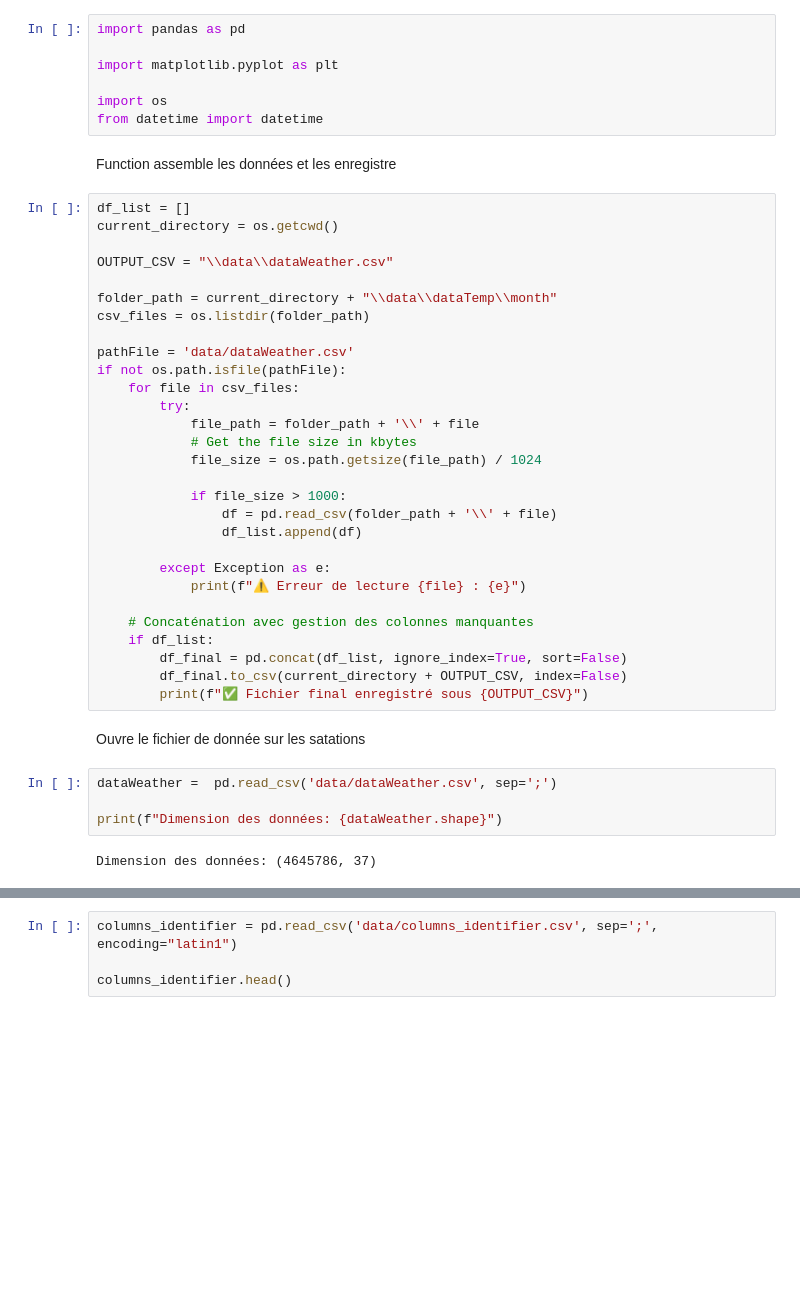
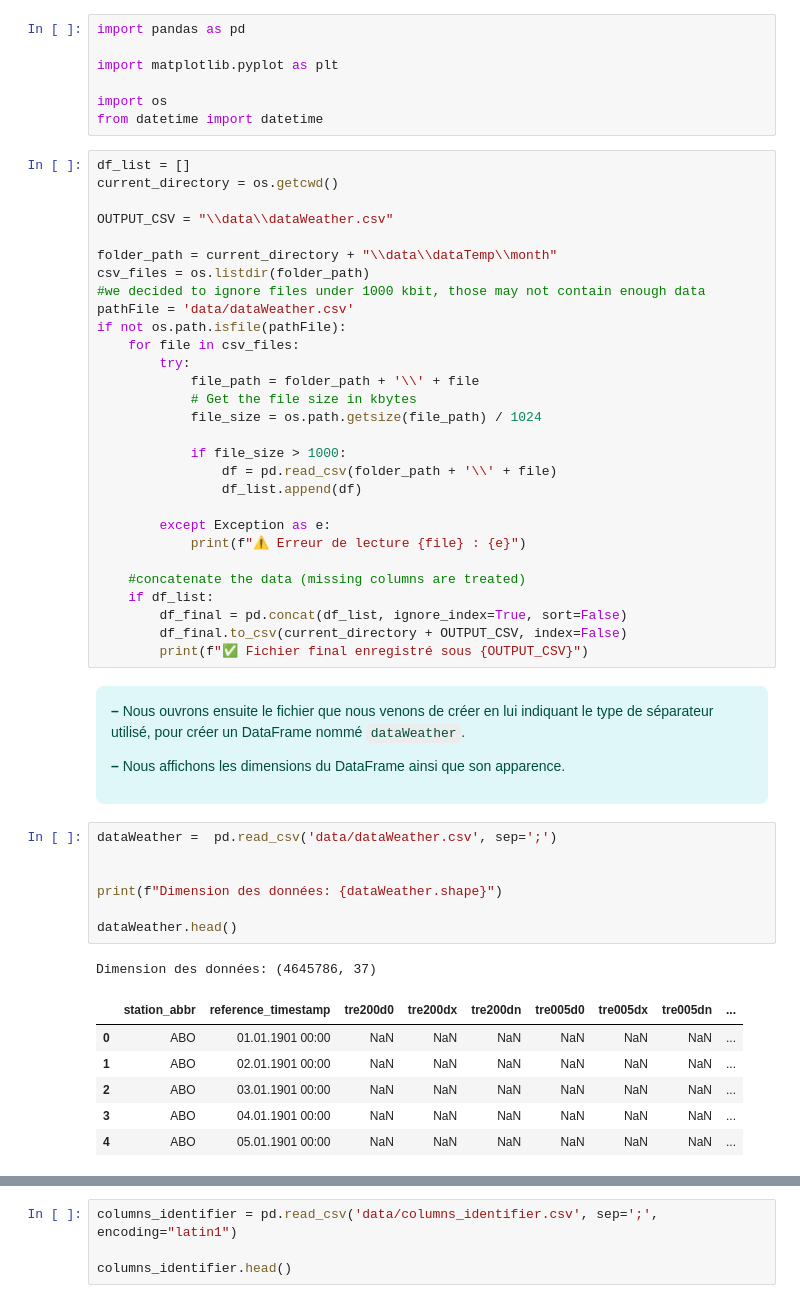
Before and after one commit to Inertie78/StatisticalWeather, a Jupyter notebook: statisticalWeather.ipynb, the cells around one changed output, grey strips where cells are left out. Saved outputs shown, nothing was run; the diff lists cells and outputs as text; blank space fills up the shorter version.

```diff
--- a/statisticalWeather.ipynb
+++ b/statisticalWeather.ipynb
@@ -8,8 +163,6 @@ import matplotlib.pyplot as plt
 
 import os
 from datetime import datetime
-# %% [markdown]
-Function assemble les données et les enregistre
 # %%
 df_list = []
 current_directory = os.getcwd()
@@ -18,7 +171,7 @@ OUTPUT_CSV = "\\data\\dataWeather.csv"
 
 folder_path = current_directory + "\\data\\dataTemp\\month"
 csv_files = os.listdir(folder_path)
-
+#we decided to ignore files under 1000 kbit, those may not contain enough data
 pathFile = 'data/dataWeather.csv'
 if not os.path.isfile(pathFile):
     for file in csv_files:
@@ -34,17 +187,29 @@ if not os.path.isfile(pathFile):
         except Exception as e:
             print(f"⚠️ Erreur de lecture {file} : {e}")
 
-    # Concaténation avec gestion des colonnes manquantes
+    #concatenate the data (missing columns are treated)
     if df_list:
         df_final = pd.concat(df_list, ignore_index=True, sort=False)
         df_final.to_csv(current_directory + OUTPUT_CSV, index=False)
         print(f"✅ Fichier final enregistré sous {OUTPUT_CSV}")
 # %% [markdown]
-Ouvre le fichier de donnée sur les satations
+<div style="background-color: #e0f7fa; color: #004d40; padding: 15px; max-width: 95%; border-radius: 8px; font-family: Arial, sans-serif;">
+  <p><strong>–</strong> Nous ouvrons ensuite le fichier que nous venons de créer en lui indiquant le type de séparateur utilisé, pour créer un DataFrame nommé <code>dataWeather</code>.</p>
+  <p><strong>–</strong> Nous affichons les dimensions du DataFrame ainsi que son apparence.</p>
+</div>
 # %%
 dataWeather =  pd.read_csv('data/dataWeather.csv', sep=';')
 
+
 print(f"Dimension des données: {dataWeather.shape}")
+
+dataWeather.head()
 # %% [output]
 Dimension des données: (4645786, 37)
+|  | station_abbr | reference_timestamp | tre200d0 | tre200dx | tre200dn | tre005d0 | tre005dx | tre005dn | ... |
+| 0 | ABO | 01.01.1901 00:00 | NaN | NaN | NaN | NaN | NaN | NaN | ... |
+| 1 | ABO | 02.01.1901 00:00 | NaN | NaN | NaN | NaN | NaN | NaN | ... |
+| 2 | ABO | 03.01.1901 00:00 | NaN | NaN | NaN | NaN | NaN | NaN | ... |
+| 3 | ABO | 04.01.1901 00:00 | NaN | NaN | NaN | NaN | NaN | NaN | ... |
+| 4 | ABO | 05.01.1901 00:00 | NaN | NaN | NaN | NaN | NaN | NaN | ... |
 # %% [markdown]
```
Also changed, not shown: parts of 39 cells of this notebook, 6 other files.
